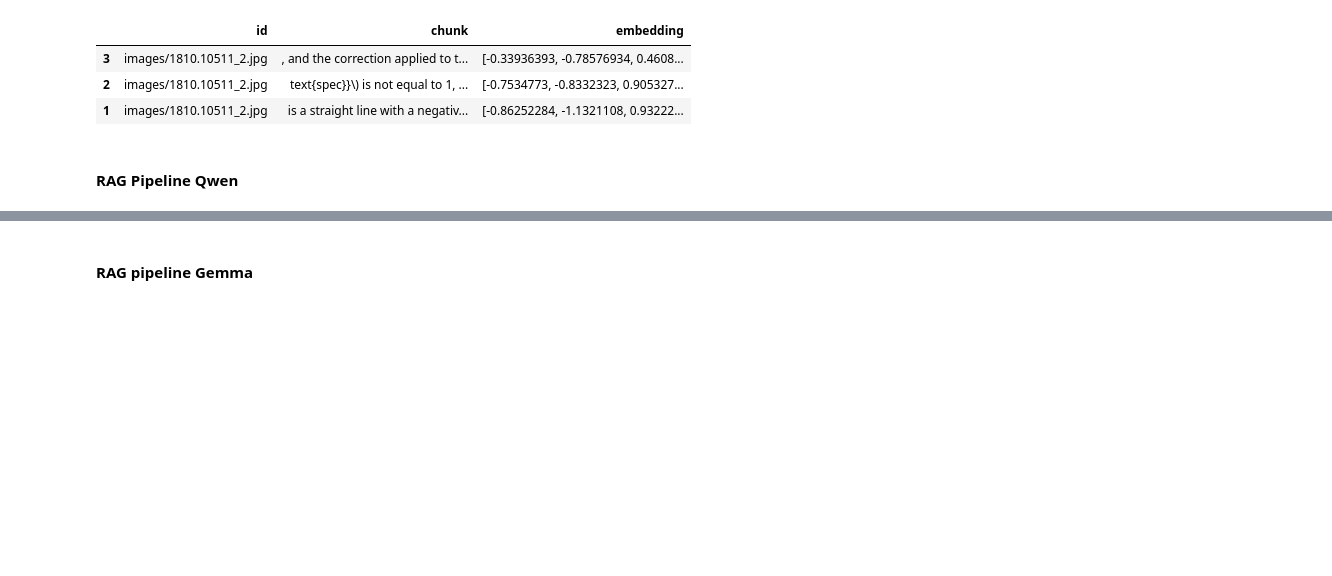
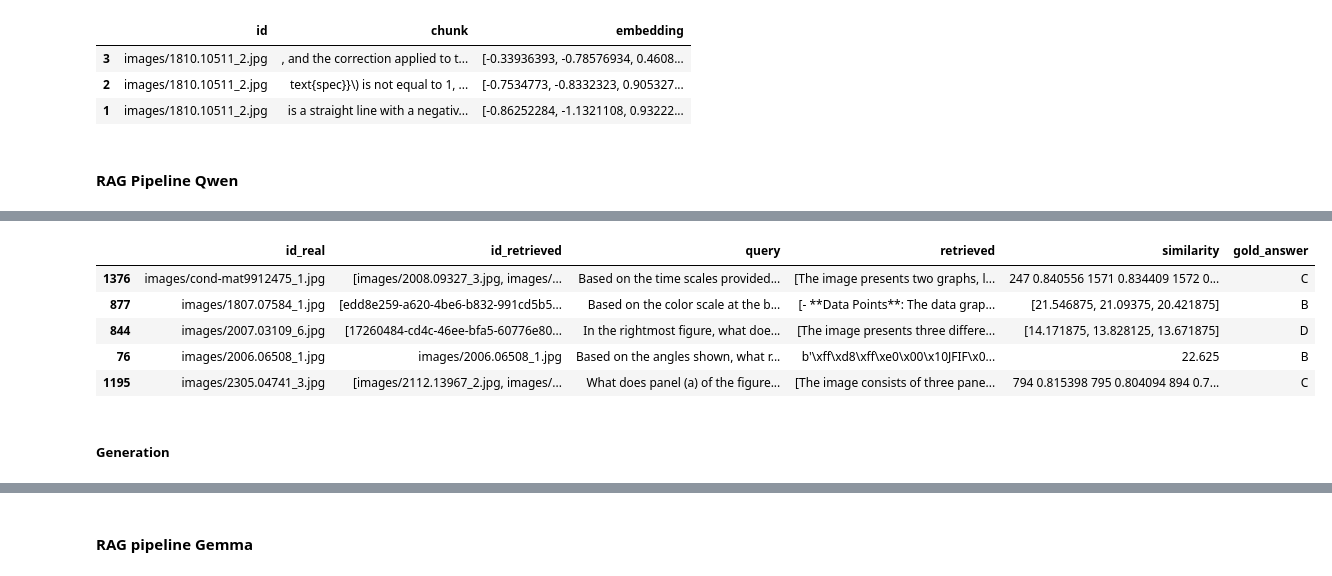
Before and after one commit to Robertogiordano/MultiGraphQA, a Jupyter notebook: notebook.ipynb, the cells around one changed output, grey strips where cells are left out. Drawn from its saved outputs; the diff is of its cells as text; code cells hidden in the pictures; blank space fills up the shorter version.

Commit message:
generation and retreiving done

```diff
--- a/notebook.ipynb
+++ b/notebook.ipynb
@@ -653,0 +699,4 @@ Top 3 results for Late Chunking:
+# %%
+ds = pd.read_parquet(PATH+'data/test-00000-of-00001.parquet')
+# %%
+df_retrieved = pd.DataFrame(columns=['id_real', 'id_retrieved', 'query', 'retrieved', 'similarity', 'gold_answer'])
@@ -653,0 +731,15 @@ Top 3 results for Late Chunking:
+# %%
+# Text embedding late interaction
+MODEL = RAGPretrainedModel.from_index(PATH+".ragatouille/colbert/indexes/my_index")
+
+for i, item in tqdm.tqdm(ds.iterrows(), total=ds.shape[0]):
+    query_text = item['query']
+    results = pd.DataFrame(MODEL.search(query_text, k=3))
+
+    df_retrieved.loc[len(df_retrieved)] = [
+        item['image_filename'],
+        results['document_id'].to_list(),
+        query_text,
+        results['content'].to_list(),
+        results['score'].to_list(),
+        item['answer']]
@@ -653,0 +762,19 @@ Top 3 results for Late Chunking:
+# %%
+# Text embedding late chunking
+late_chunking_df = pd.read_parquet(PATH + 'data/late_chunking.parquet')
+MODEL = SentenceTransformer('jinaai/jina-embeddings-v2-base-en',trust_remote_code=True)
+cos_sim = lambda x, y: np.dot(x, y) / (np.linalg.norm(x) * np.linalg.norm(y))
+
+for i, item in tqdm.tqdm(ds.iterrows(), total=ds.shape[0]):
+    query_text = item['query']
+    query = MODEL.encode(query_text)
+    similarities = late_chunking_df['embedding'].apply(lambda x: cos_sim(query, x))
+    similarities = similarities.sort_values(ascending=False)
+
+    df_retrieved.loc[len(df_retrieved)] = [
+        item['image_filename'],
+        late_chunking_df.iloc[similarities.index[:3]]['id'].to_list(),
+        query_text,
+        late_chunking_df.iloc[similarities.index[:3]]['chunk'].to_list(),
+        similarities[:3],
+        item['answer']]
@@ -653,0 +797,9 @@ Top 3 results for Late Chunking:
+# %%
+df_retrieved.sample(5)
+# %% [output]
+|  | id_real | id_retrieved | query | retrieved | similarity | gold_answer |
+| 1376 | images/cond-mat9912475_1.jpg | [images/2008.09327_3.jpg, images/... | Based on the time scales provided... | [The image presents two graphs, l... | 247 0.840556 1571 0.834409 1572 0... | C |
+| 877 | images/1807.07584_1.jpg | [edd8e259-a620-4be6-b832-991cd5b5... | Based on the color scale at the b... | [- **Data Points**: The data grap... | [21.546875, 21.09375, 20.421875] | B |
+| 844 | images/2007.03109_6.jpg | [17260484-cd4c-46ee-bfa5-60776e80... | In the rightmost figure, what doe... | [The image presents three differe... | [14.171875, 13.828125, 13.671875] | D |
+| 76 | images/2006.06508_1.jpg | images/2006.06508_1.jpg | Based on the angles shown, what r... | b'\xff\xd8\xff\xe0\x00\x10JFIF\x0... | 22.625 | B |
+| 1195 | images/2305.04741_3.jpg | [images/2112.13967_2.jpg, images/... | What does panel (a) of the figure... | [The image consists of three pane... | 794 0.815398 795 0.804094 894 0.7... | C |
@@ -654 +808,3 @@ Top 3 results for Late Chunking:
+# %% [markdown]
+##### Generation
 # %%
```
Also changed, not shown: parts of 38 cells of this notebook.
